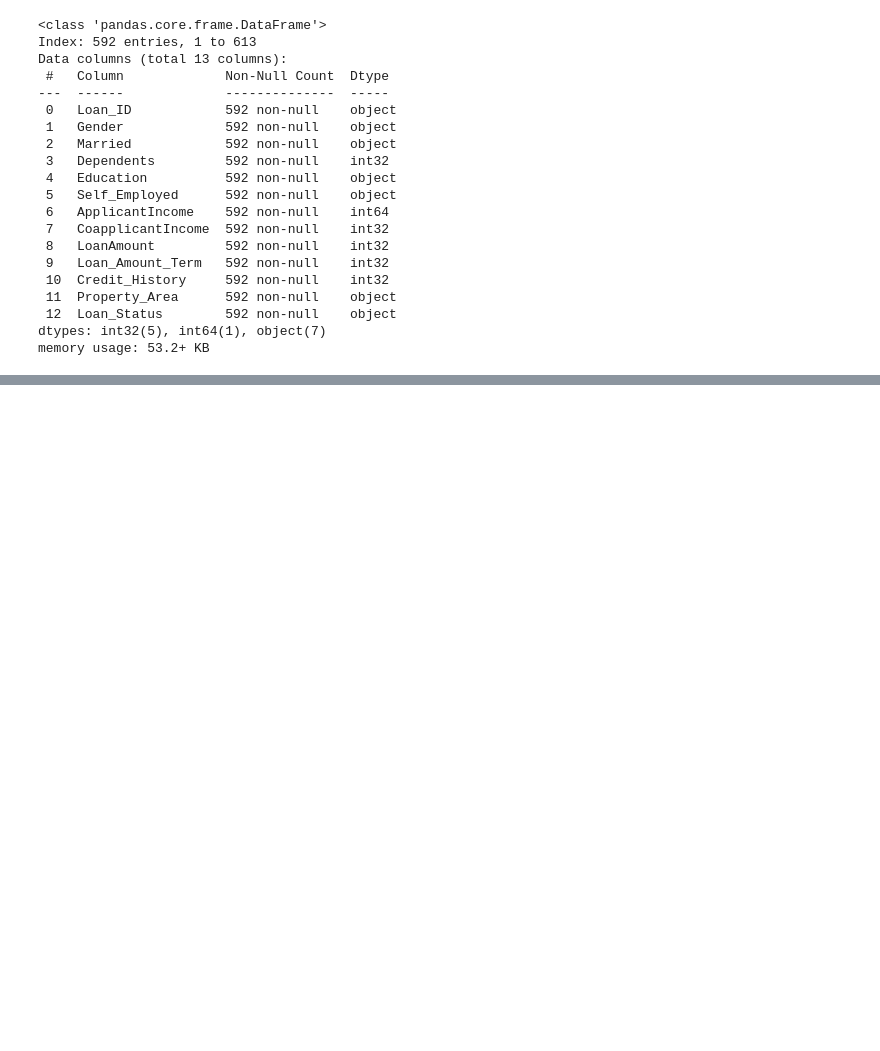
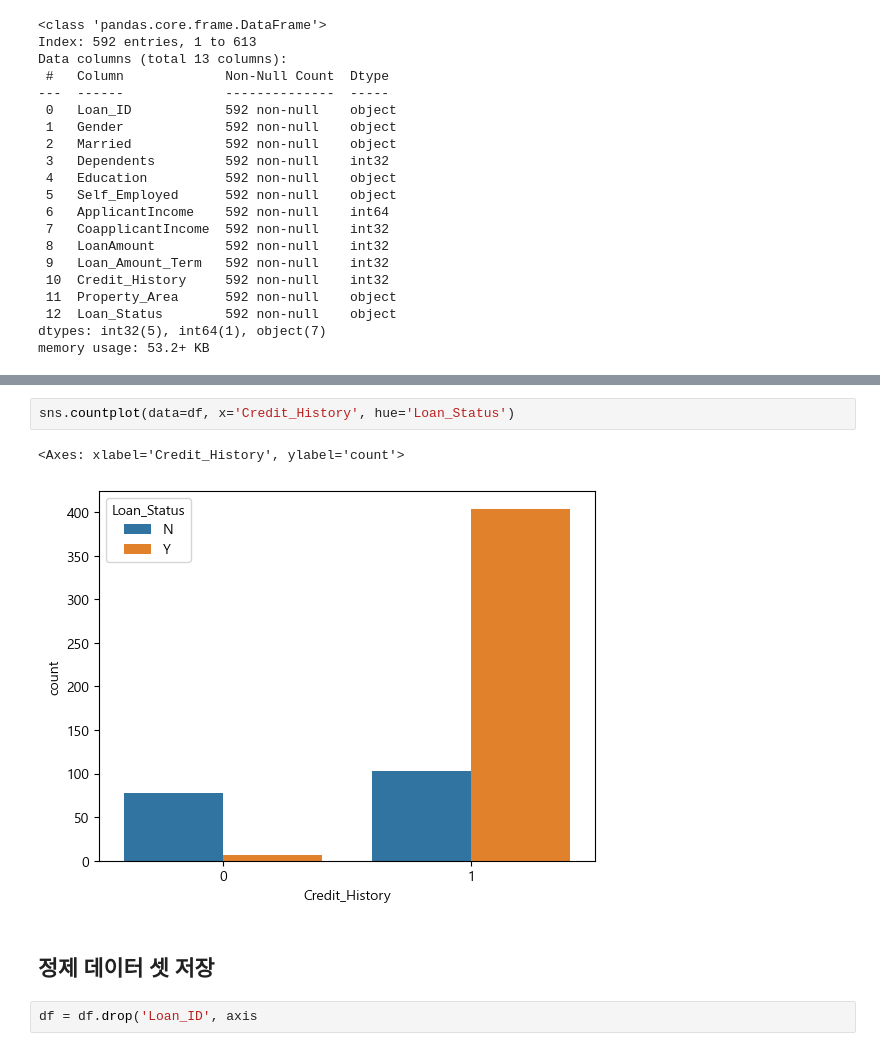
Before and after one commit to GIRL-0/Loan_Status_Prediction, a Jupyter notebook: EDA.ipynb, the cells around one changed output, grey strips where cells are left out. Cells and saved outputs as stored; diff of their text form; blank space fills up the shorter version.

```diff
--- a/EDA.ipynb
+++ b/EDA.ipynb
@@ -172,0 +194,9 @@ memory usage: 53.2+ KB
+# %%
+sns.countplot(data=df, x='Credit_History', hue='Loan_Status')
+# %% [output]
+<Axes: xlabel='Credit_History', ylabel='count'>
+[figure, added]
+# %% [markdown]
+## 정제 데이터 셋 저장
+# %%
+df = df.drop('Loan_ID', axis
```
Also changed, not shown: parts of 4 cells of this notebook.
